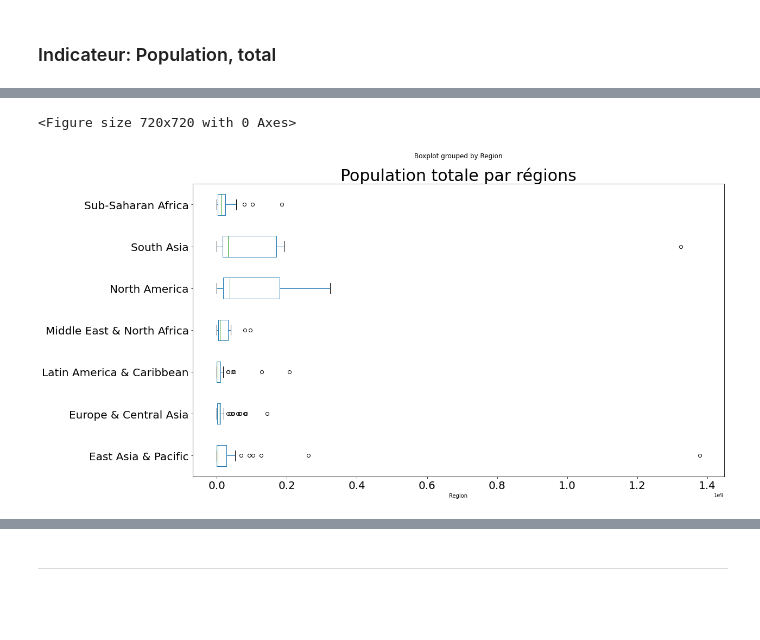
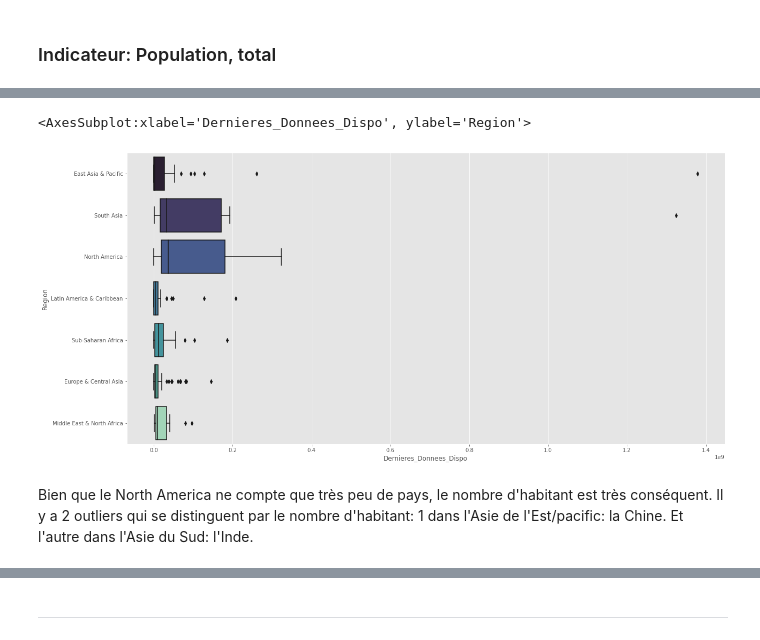
Before and after one commit to Charlotte-1987/openclassroom-projet2, a Jupyter notebook: notebook_p2.ipynb, the cells around one changed output, grey strips where cells are left out. Drawn from its saved outputs; the diff is of its cells as text; code cells hidden in the pictures; blank space fills up the shorter version.

```diff
--- a/notebook_p2.ipynb
+++ b/notebook_p2.ipynb
@@ -519,7 +527,7 @@ indicateurs = (
 
 df_base = pd.merge(stats_data_annee, stats_country[['Country Code', 'Region', 'Income Group']],how='left', on='Country Code')
 df_base = df_base[df_base['Indicator Name'].isin(indicateurs)]
-df_base = df_base.rename(columns = {'Unnamed: 69':'Dernieres_Donnees_Dispo'}) # réaffectation du nom de la colonne
+df_base.rename(columns={'Unnamed: 69':'Dernieres_Donnees_Dispo'}, inplace=True) # réaffectation du nom de la colonne
 df_base.dropna(subset=['Region'], axis=0, inplace=True) # suppression des régions/income group des index pour ne traiter que les pays
 df_base.head()
 # %% [output]
@@ -654,17 +662,15 @@ df_pop.head(100)
 | 647573 | East Asia & Pacific | Lower middle income | Papua New Guinea | Population, total | 8.084991e+06 |
 | 805168 | Sub-Saharan Africa | Low income | Togo | Population, total | 7.606374e+06 |
 # %%
-plt.figure(figsize = (10,10))
+plt.figure(figsize = (20,10))
+plt.style.use('ggplot')
 
-df_pop.boxplot(by ='Region', column =['Dernieres_Donnees_Dispo'],figsize=(17,10), grid = False, fontsize = 20, vert = False)
-
-plt.title('Population totale par régions', fontsize=30)
-
-
-plt.show()
+sns.boxplot(x='Dernieres_Donnees_Dispo', y='Region', data=df_pop, palette="mako")
 # %% [output]
-<Figure size 720x720 with 0 Axes>
+<AxesSubplot:xlabel='Dernieres_Donnees_Dispo', ylabel='Region'>
-[figure, old version]
+[figure, new version]
+# %% [markdown]
+Bien que le North America ne compte que très peu de pays, le nombre d'habitant est très conséquent. Il y a 2 outliers qui se distinguent par le nombre d'habitant: 1 dans l'Asie de l'Est/pacific: la Chine. Et l'autre dans l'Asie du Sud: l'Inde.
 # %%
 df_pop.groupby('Region')['Dernieres_Donnees_Dispo'].describe()
 # %% [output]
```
Also changed, not shown: parts of 25 cells of this notebook.
